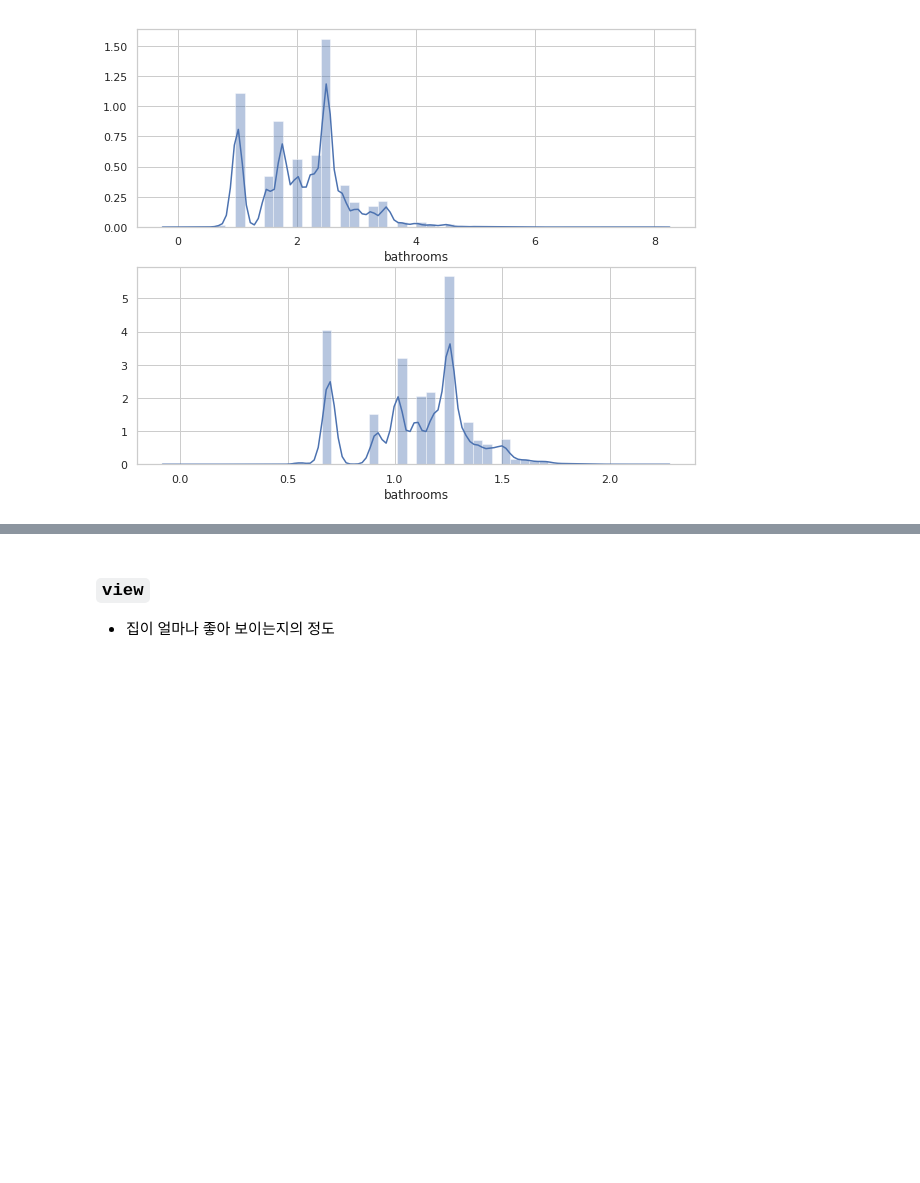
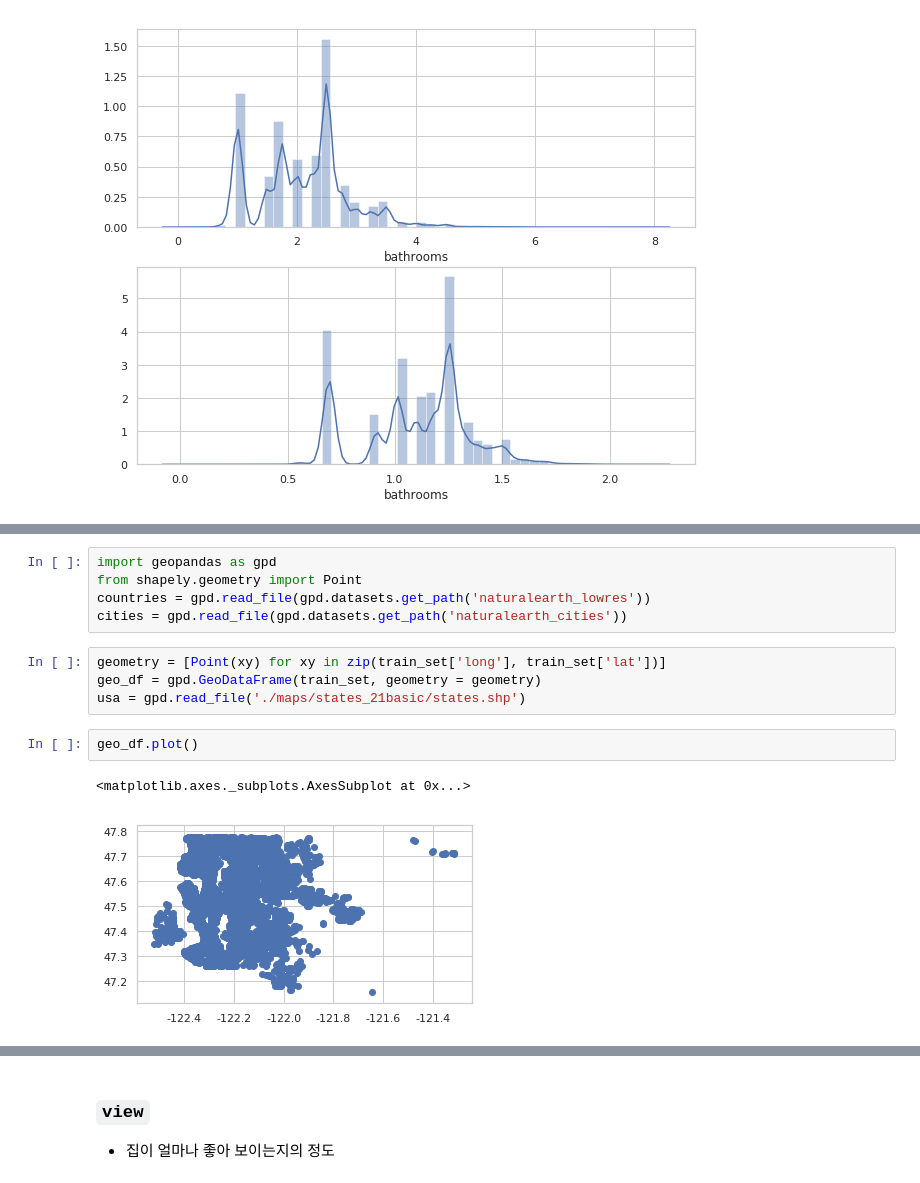
Before and after one commit to EmjayAhn/kaggle_HousePrice, a Jupyter notebook: 01_HousePriceEDA.ipynb, the cells around one changed output, grey strips where cells are left out. Drawn from its saved outputs; the diff is of its cells as text; blank space fills up the shorter version.

```diff
--- a/01_HousePriceEDA.ipynb
+++ b/01_HousePriceEDA.ipynb
@@ -245,0 +253,14 @@ plt.show()
+# %%
+import geopandas as gpd
+from shapely.geometry import Point
+countries = gpd.read_file(gpd.datasets.get_path('naturalearth_lowres'))
+cities = gpd.read_file(gpd.datasets.get_path('naturalearth_cities'))
+# %%
+geometry = [Point(xy) for xy in zip(train_set['long'], train_set['lat'])]
+geo_df = gpd.GeoDataFrame(train_set, geometry = geometry)
+usa = gpd.read_file('./maps/states_21basic/states.shp')
+# %%
+geo_df.plot()
+# %% [output]
+<matplotlib.axes._subplots.AxesSubplot at 0x...>
+[figure, added]
```
Also changed, not shown: parts of 43 cells of this notebook.
